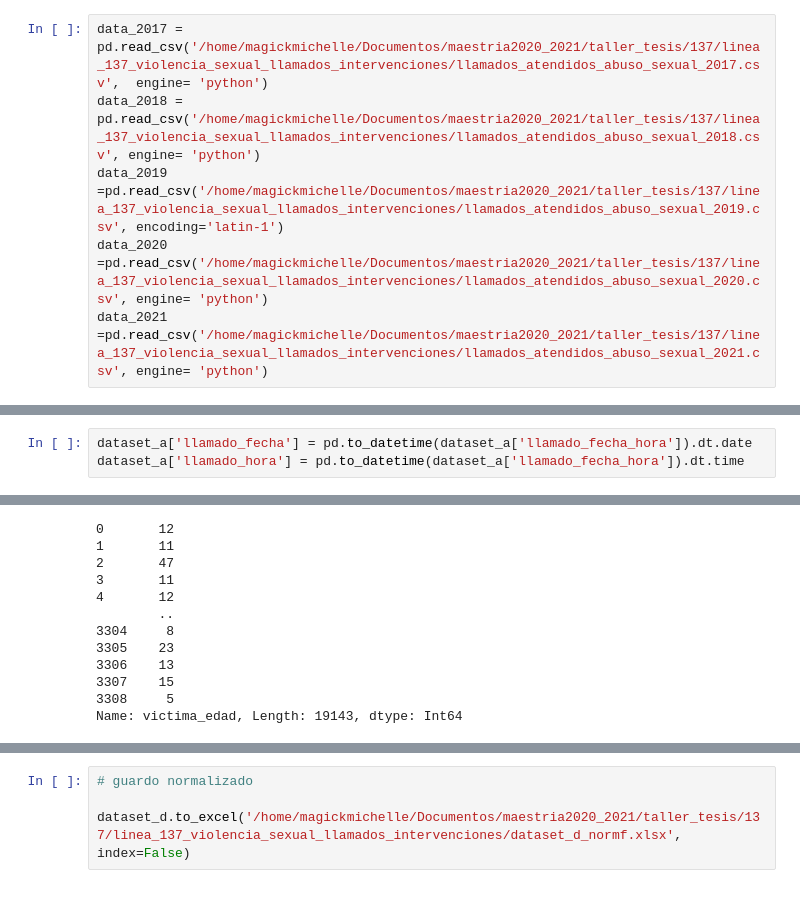
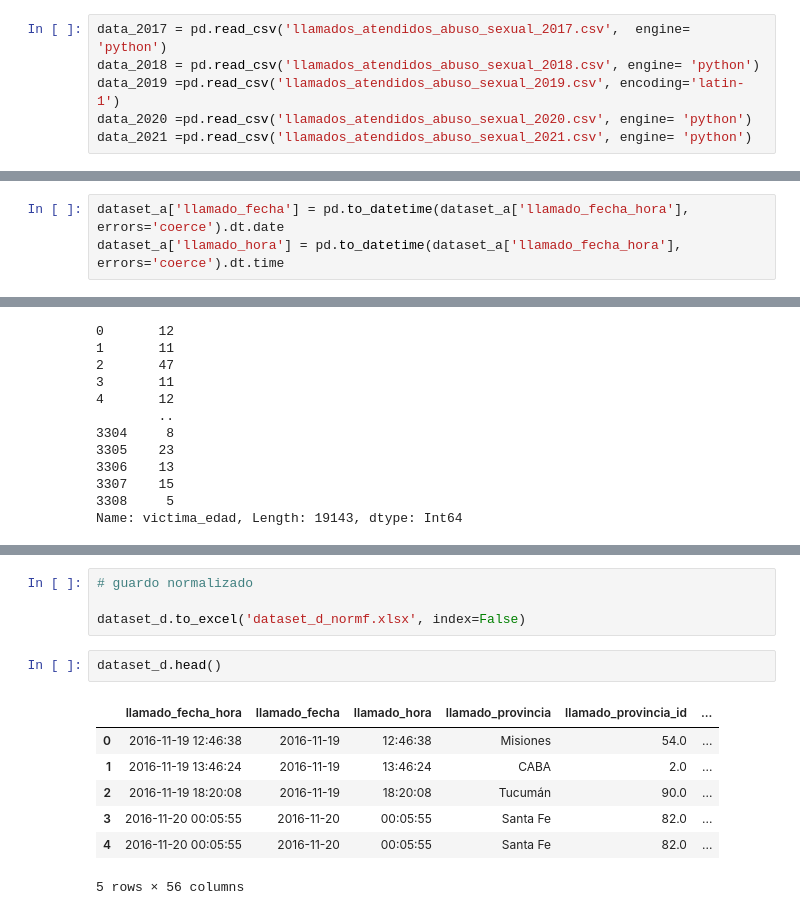
Before and after one commit to VicColombo/linea_137_llamados_vs, a Jupyter notebook: normalizaciones_limpieza.ipynb, the cells around one changed output, grey strips where cells are left out. Drawn from its saved outputs; the diff is of its cells as text.

```diff
--- a/normalizaciones_limpieza.ipynb
+++ b/normalizaciones_limpieza.ipynb
@@ -4,11 +4,11 @@ import seaborn as sns
 import matplotlib.pyplot as plt
 import numpy as np
 # %%
-data_2017 = pd.read_csv('/home/magickmichelle/Documentos/maestria2020_2021/taller_tesis/137/linea_137_violencia_sexual_llamados_intervenciones/llamados_atendidos_abuso_sexual_2017.csv',  engine= 'python')
-data_2018 = pd.read_csv('/home/magickmichelle/Documentos/maestria2020_2021/taller_tesis/137/linea_137_violencia_sexual_llamados_intervenciones/llamados_atendidos_abuso_sexual_2018.csv', engine= 'python')
-data_2019 =pd.read_csv('/home/magickmichelle/Documentos/maestria2020_2021/taller_tesis/137/linea_137_violencia_sexual_llamados_intervenciones/llamados_atendidos_abuso_sexual_2019.csv', encoding='latin-1')
-data_2020 =pd.read_csv('/home/magickmichelle/Documentos/maestria2020_2021/taller_tesis/137/linea_137_violencia_sexual_llamados_intervenciones/llamados_atendidos_abuso_sexual_2020.csv', engine= 'python')
-data_2021 =pd.read_csv('/home/magickmichelle/Documentos/maestria2020_2021/taller_tesis/137/linea_137_violencia_sexual_llamados_intervenciones/llamados_atendidos_abuso_sexual_2021.csv', engine= 'python')
+data_2017 = pd.read_csv('llamados_atendidos_abuso_sexual_2017.csv',  engine= 'python')
+data_2018 = pd.read_csv('llamados_atendidos_abuso_sexual_2018.csv', engine= 'python')
+data_2019 =pd.read_csv('llamados_atendidos_abuso_sexual_2019.csv', encoding='latin-1')
+data_2020 =pd.read_csv('llamados_atendidos_abuso_sexual_2020.csv', engine= 'python')
+data_2021 =pd.read_csv('llamados_atendidos_abuso_sexual_2021.csv', engine= 'python')
 # %% [markdown]
 ## 1. Antes de concatenar todos los años
 
@@ -78,6 +78,6 @@ dataset_a.to_excel('/home/magickmichelle/Documentos/maestria2020_2021/taller_tes
 # %%
-dataset_a['llamado_fecha'] = pd.to_datetime(dataset_a['llamado_fecha_hora']).dt.date
-dataset_a['llamado_hora'] = pd.to_datetime(dataset_a['llamado_fecha_hora']).dt.time
+dataset_a['llamado_fecha'] = pd.to_datetime(dataset_a['llamado_fecha_hora'], errors='coerce').dt.date
+dataset_a['llamado_hora'] = pd.to_datetime(dataset_a['llamado_fecha_hora'], errors='coerce').dt.time
 # %%
 dataset_a.head()
 # %% [output]
@@ -319,6 +343,16 @@ dataset_d['llamante_edad'].isnull().sum()
 # %%
 # guardo normalizado
 
-dataset_d.to_excel('/home/magickmichelle/Documentos/maestria2020_2021/taller_tesis/137/linea_137_violencia_sexual_llamados_intervenciones/dataset_d_normf.xlsx', index=False)
+dataset_d.to_excel('dataset_d_normf.xlsx', index=False)
+# %%
+dataset_d.head()
+# %% [output]
+|  | llamado_fecha_hora | llamado_fecha | llamado_hora | llamado_provincia | llamado_provincia_id | ... |
+| 0 | 2016-11-19 12:46:38 | 2016-11-19 | 12:46:38 | Misiones | 54.0 | ... |
+| 1 | 2016-11-19 13:46:24 | 2016-11-19 | 13:46:24 | CABA | 2.0 | ... |
+| 2 | 2016-11-19 18:20:08 | 2016-11-19 | 18:20:08 | Tucumán | 90.0 | ... |
+| 3 | 2016-11-20 00:05:55 | 2016-11-20 | 00:05:55 | Santa Fe | 82.0 | ... |
+| 4 | 2016-11-20 00:05:55 | 2016-11-20 | 00:05:55 | Santa Fe | 82.0 | ... |
+5 rows × 56 columns
 # %%
 # volver a levantar especificando dtype:
```
Also changed, not shown: parts of 10 cells of this notebook, 6 other files.
